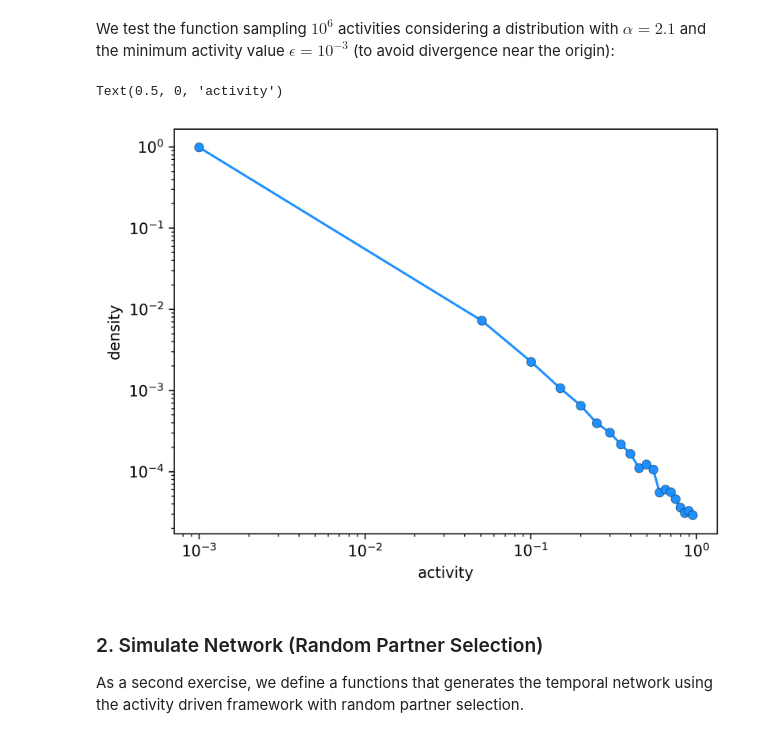
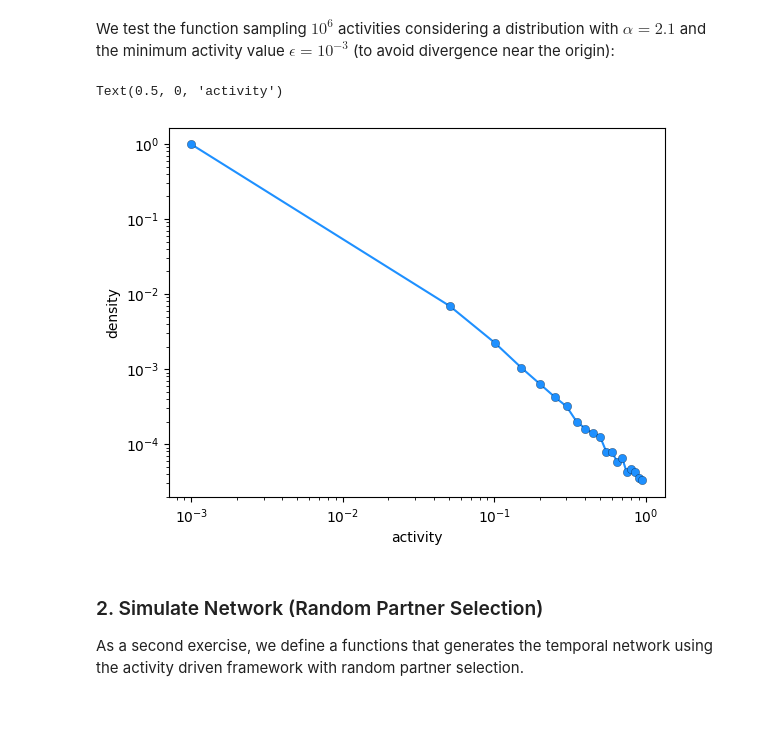
Before and after one commit to ngozzi/computational-epidemiology, a Jupyter notebook: notebooks/temporal_networks/01_activity_driven_networks_solution.ipynb, the cells around one changed output. Cells and saved outputs as stored; diff of their text form; code cells hidden in the pictures; blank space fills up the shorter version.

```diff
--- a/notebooks/temporal_networks/01_activity_driven_networks_solution.ipynb
+++ b/notebooks/temporal_networks/01_activity_driven_networks_solution.ipynb
@@ -37,20 +37,20 @@ We test the function sampling $10^6$ activities considering a distribution with
 # %%
 # sample 10**6 activities and plot their distribution
 activities = [sample_activity(eps=10**(-3), alpha=2.1) for i in range(1000000)]
 
 counts, bins = np.histogram(activities, bins=20)
 counts = counts / np.sum(counts)  # normalize
 
-fig, ax = plt.subplots(dpi=300)
+#fig, ax = plt.subplots(dpi=300)
 plt.plot(bins[:-1], counts, color="dodgerblue", marker="o", markeredgewidth=0.2, markeredgecolor='black')
 plt.xscale("log")
 plt.yscale("log")
 
 plt.ylabel("density")
 plt.xlabel("activity")
 # %% [output]
 Text(0.5, 0, 'activity')
-[figure, old version]
+[figure, new version]
 # %% [markdown]
 ### 2. Simulate Network (Random Partner Selection)
 
```
Also changed, not shown: parts of 3 cells of this notebook, 16 other files.
